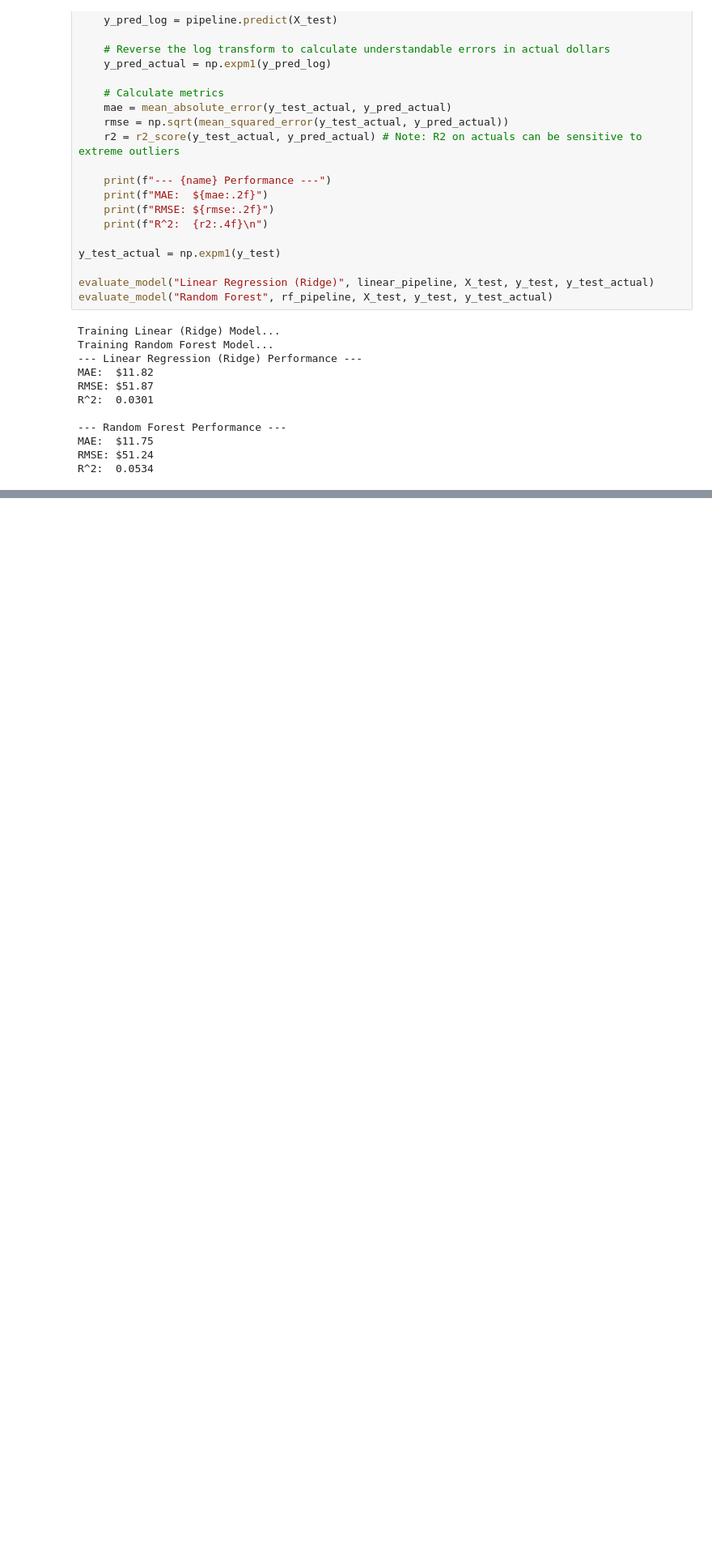
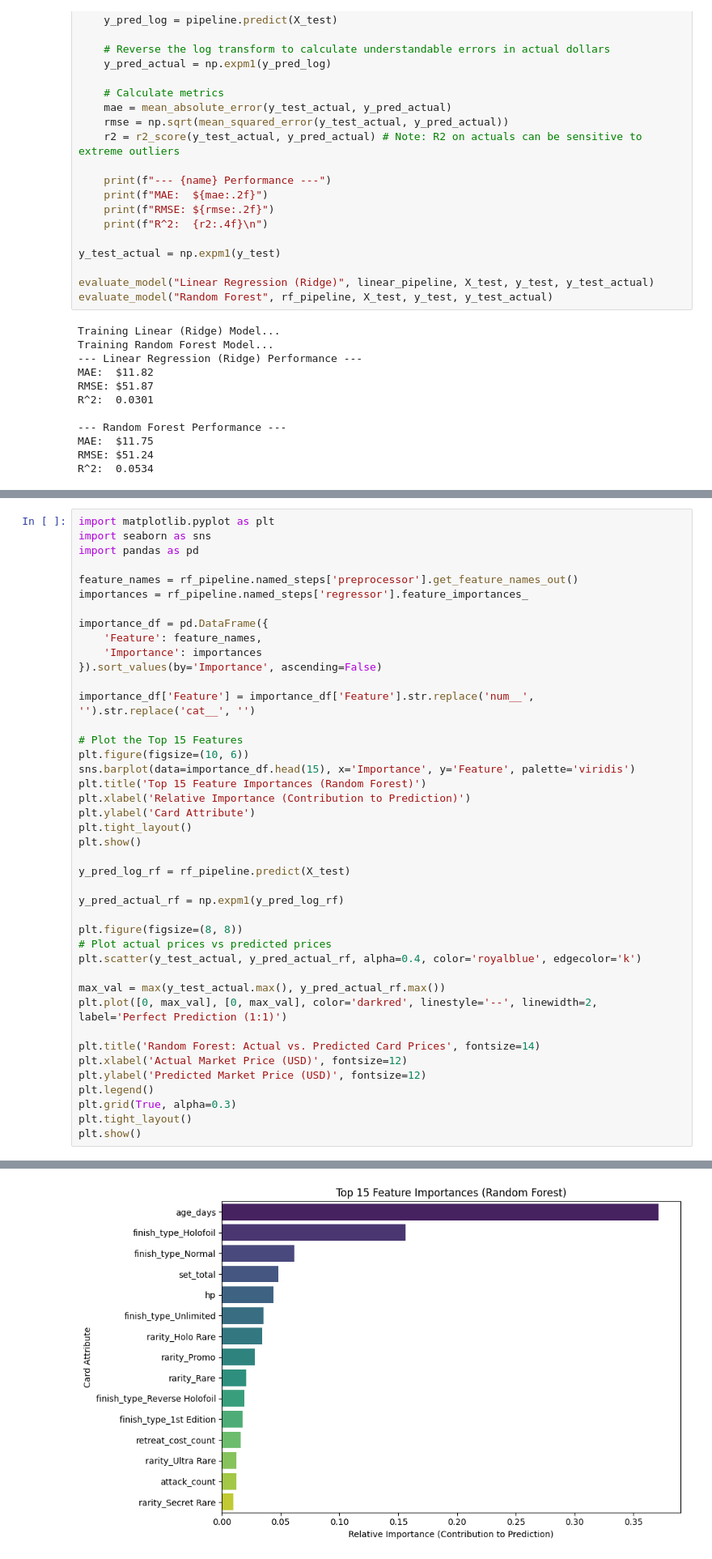
Before and after one commit to wekantakabotdis/CS210-Project, a Jupyter notebook: main.ipynb, the cells around one changed output, grey strips where cells are left out. Shown at 81% size. Cells and saved outputs as stored; diff of their text form; blank space fills up the shorter version.

Commit message:
chart visualization/analysis

```diff
--- a/main.ipynb
+++ b/main.ipynb
@@ -164,0 +169,43 @@ This means that the physical attributes such as HP, retreat cost, and weakness a
+# %%
+import matplotlib.pyplot as plt
+import seaborn as sns
+import pandas as pd
+
+feature_names = rf_pipeline.named_steps['preprocessor'].get_feature_names_out()
+importances = rf_pipeline.named_steps['regressor'].feature_importances_
+
+importance_df = pd.DataFrame({
+    'Feature': feature_names,
+    'Importance': importances
+}).sort_values(by='Importance', ascending=False)
+
+importance_df['Feature'] = importance_df['Feature'].str.replace('num__', '').str.replace('cat__', '')
+
+# Plot the Top 15 Features
+plt.figure(figsize=(10, 6))
+sns.barplot(data=importance_df.head(15), x='Importance', y='Feature', palette='viridis')
+plt.title('Top 15 Feature Importances (Random Forest)')
+plt.xlabel('Relative Importance (Contribution to Prediction)')
+plt.ylabel('Card Attribute')
+plt.tight_layout()
+plt.show()
+
+y_pred_log_rf = rf_pipeline.predict(X_test)
+
+y_pred_actual_rf = np.expm1(y_pred_log_rf)
+
+plt.figure(figsize=(8, 8))
+# Plot actual prices vs predicted prices
+plt.scatter(y_test_actual, y_pred_actual_rf, alpha=0.4, color='royalblue', edgecolor='k')
+
+max_val = max(y_test_actual.max(), y_pred_actual_rf.max())
+plt.plot([0, max_val], [0, max_val], color='darkred', linestyle='--', linewidth=2, label='Perfect Prediction (1:1)')
+
+plt.title('Random Forest: Actual vs. Predicted Card Prices', fontsize=14)
+plt.xlabel('Actual Market Price (USD)', fontsize=12)
+plt.ylabel('Predicted Market Price (USD)', fontsize=12)
+plt.legend()
+plt.grid(True, alpha=0.3)
+plt.tight_layout()
+plt.show()
+# %% [output]
@@ -164,0 +215 @@ This means that the physical attributes such as HP, retreat cost, and weakness a
+[figure, added]
```
Also changed, not shown: parts of 4 cells of this notebook.
